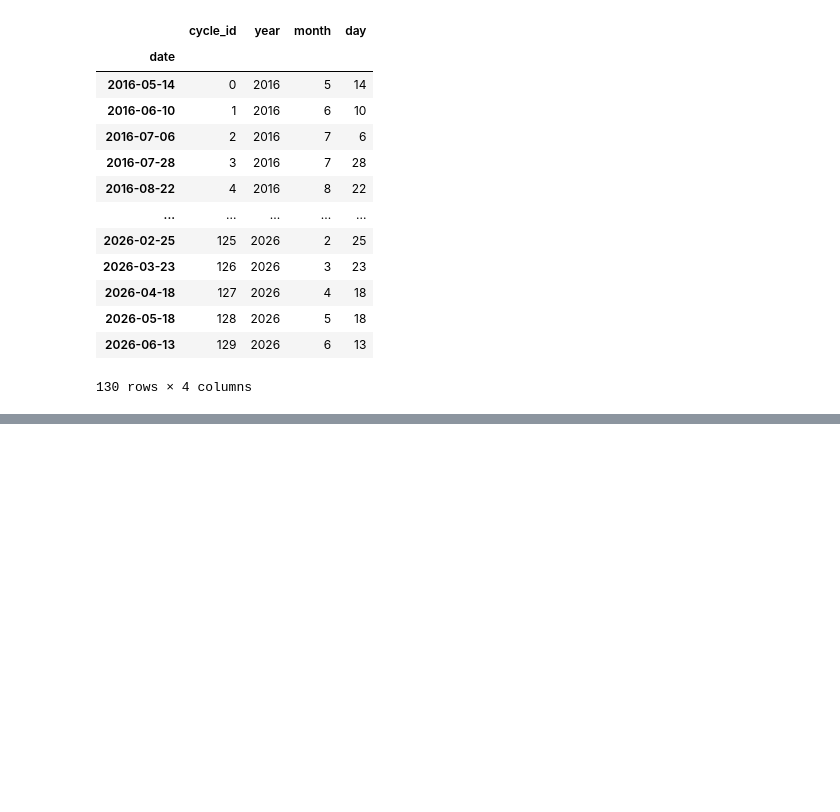
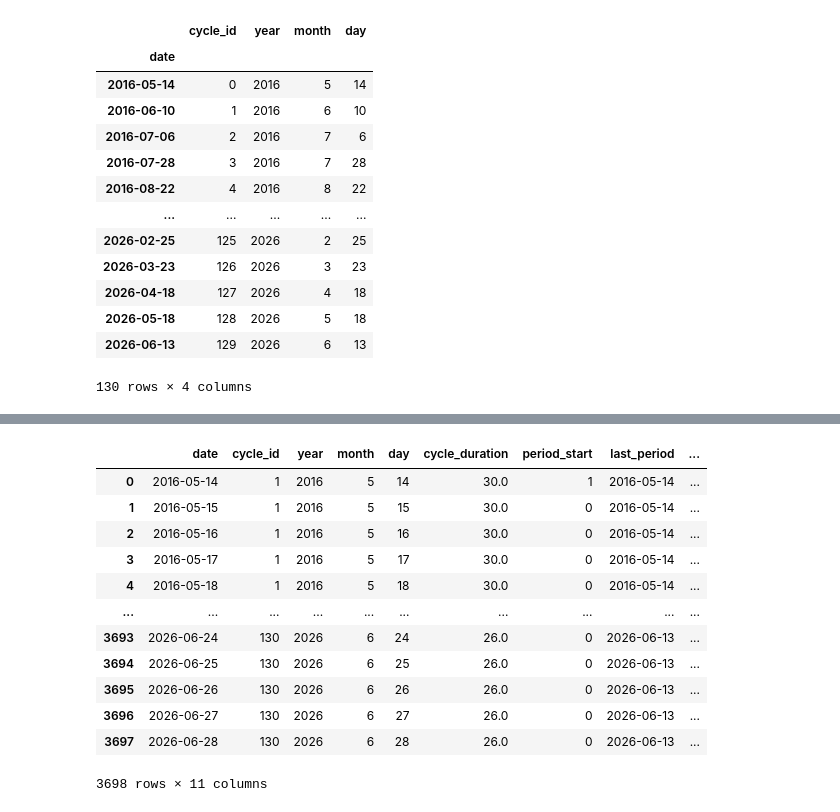
Before and after one commit to ChiaraSolito/PeriodAlmanac, a Jupyter notebook: notebooks/data_analysis.ipynb, the cells around one changed output, grey strips where cells are left out. Cells and saved outputs as stored; diff of their text form; code cells hidden in the pictures; blank space fills up the shorter version.

Commit message:
feat(eda): update data analysis notebook
Co-Authored-By: Claude Opus 5.5 <noreply@anthropic.com>

```diff
--- a/notebooks/data_analysis.ipynb
+++ b/notebooks/data_analysis.ipynb
@@ -286,0 +191,12 @@ predictions
+# %%
+counter = data['date'].min()
+
+def find_last_period(x):
+    global counter
+    if x['period_start'] == 1:
+        counter = x['date']
+        return x['date']
+    elif x['period_start'] == 0:
+        return counter
+
+data['last_period'] = data.apply(find_last_period, axis=1)
@@ -286,0 +212,7 @@ predictions
+# %%
+data.loc[data['cycle_duration'] == 0, 'cycle_duration'] = 30
+# %%
+segment_id = (data['period_start'] == 1).cumsum()
+data['cycle_id'] = segment_id
+
+data.head()
@@ -286,0 +226,21 @@ predictions
+# %%
+# Rebuild the calendar fields.
+data['last_period_year'] = data['last_period'].dt.year
+data['last_period_month'] = data['last_period'].dt.month
+data['last_period_day'] = data['last_period'].dt.day
+# %%
+data
+# %% [output]
+|  | date | cycle_id | year | month | day | cycle_duration | period_start | last_period | ... |
+| 0 | 2016-05-14 | 1 | 2016 | 5 | 14 | 30.0 | 1 | 2016-05-14 | ... |
+| 1 | 2016-05-15 | 1 | 2016 | 5 | 15 | 30.0 | 0 | 2016-05-14 | ... |
+| 2 | 2016-05-16 | 1 | 2016 | 5 | 16 | 30.0 | 0 | 2016-05-14 | ... |
+| 3 | 2016-05-17 | 1 | 2016 | 5 | 17 | 30.0 | 0 | 2016-05-14 | ... |
+| 4 | 2016-05-18 | 1 | 2016 | 5 | 18 | 30.0 | 0 | 2016-05-14 | ... |
+| ... | ... | ... | ... | ... | ... | ... | ... | ... | ... |
+| 3693 | 2026-06-24 | 130 | 2026 | 6 | 24 | 26.0 | 0 | 2026-06-13 | ... |
+| 3694 | 2026-06-25 | 130 | 2026 | 6 | 25 | 26.0 | 0 | 2026-06-13 | ... |
+| 3695 | 2026-06-26 | 130 | 2026 | 6 | 26 | 26.0 | 0 | 2026-06-13 | ... |
+| 3696 | 2026-06-27 | 130 | 2026 | 6 | 27 | 26.0 | 0 | 2026-06-13 | ... |
+| 3697 | 2026-06-28 | 130 | 2026 | 6 | 28 | 26.0 | 0 | 2026-06-13 | ... |
+3698 rows × 11 columns
```
Also changed, not shown: parts of 51 cells of this notebook.
